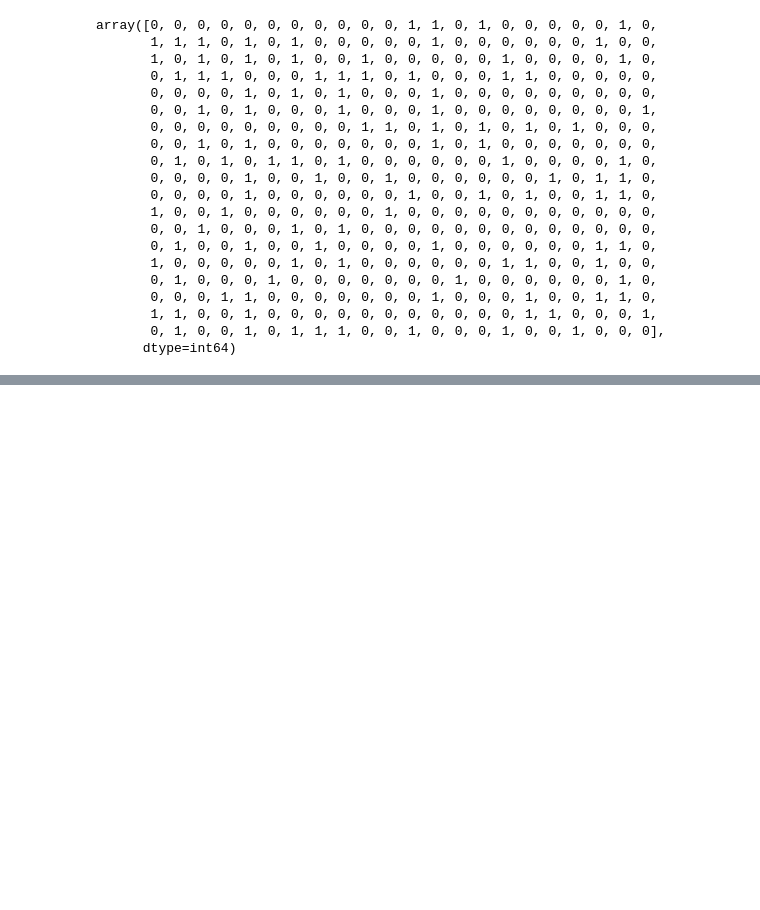
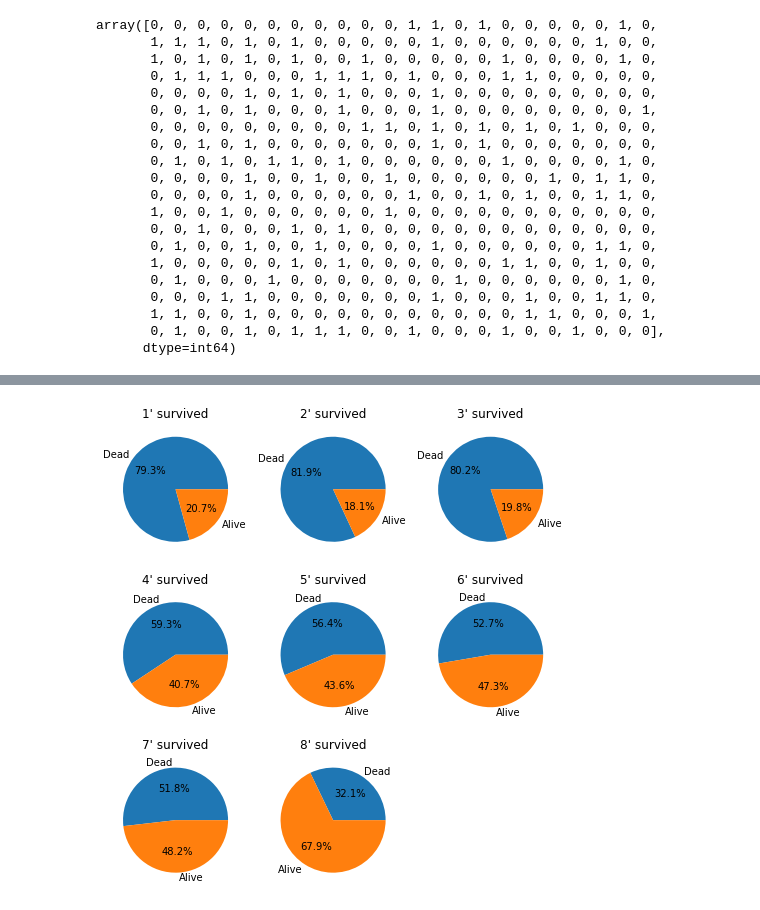
Before and after one commit to Chulwoong-Oh/ML01, a Jupyter notebook: decision_tree_r1.ipynb, the cells around one changed output, grey strips where cells are left out. Saved outputs shown, nothing was run; the diff lists cells and outputs as text; code cells hidden in the pictures; blank space fills up the shorter version.

```diff
--- a/decision_tree_r1.ipynb
+++ b/decision_tree_r1.ipynb
@@ -170,0 +176,6 @@ c = rawstack.show_pie_chart(titanic_train, 'CabinCategory')
+# %%
+titanic_train['Fare'].fillna(0, inplace = True)
+titanic_train['FareCategory'] = pd.qcut(titanic_train.Fare, 8, labels = range(1, 9)).astype(int)
+c = rawstack.show_pie_chart(titanic_train, 'FareCategory')
+# %% [output]
+[figure, added]
```
Also changed, not shown: parts of 34 cells of this notebook.
